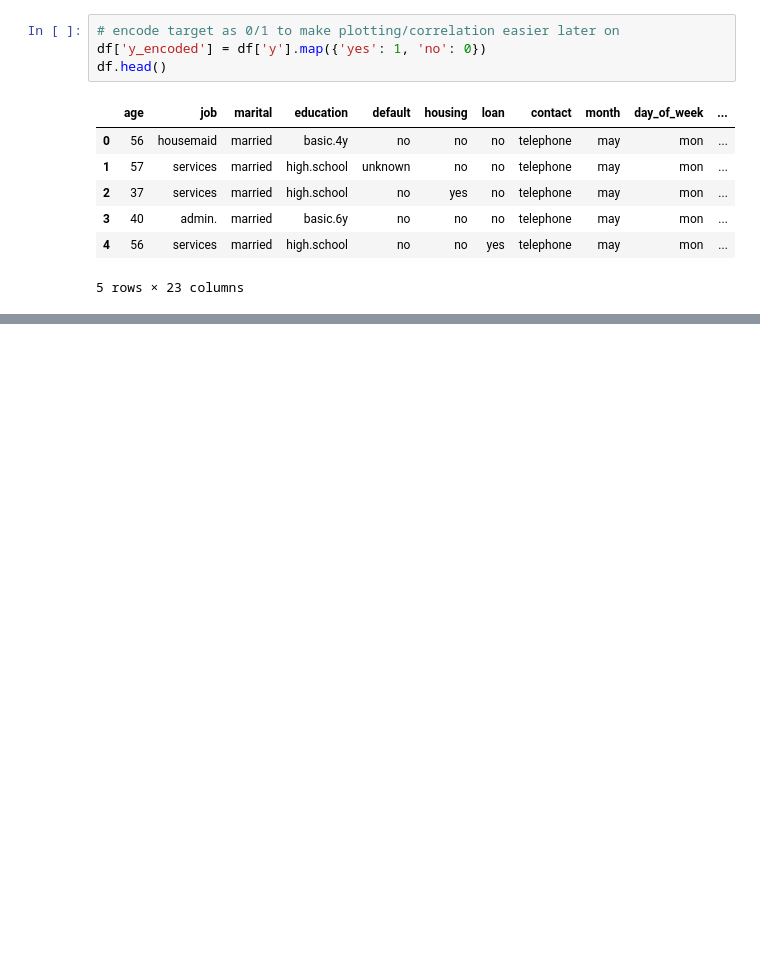
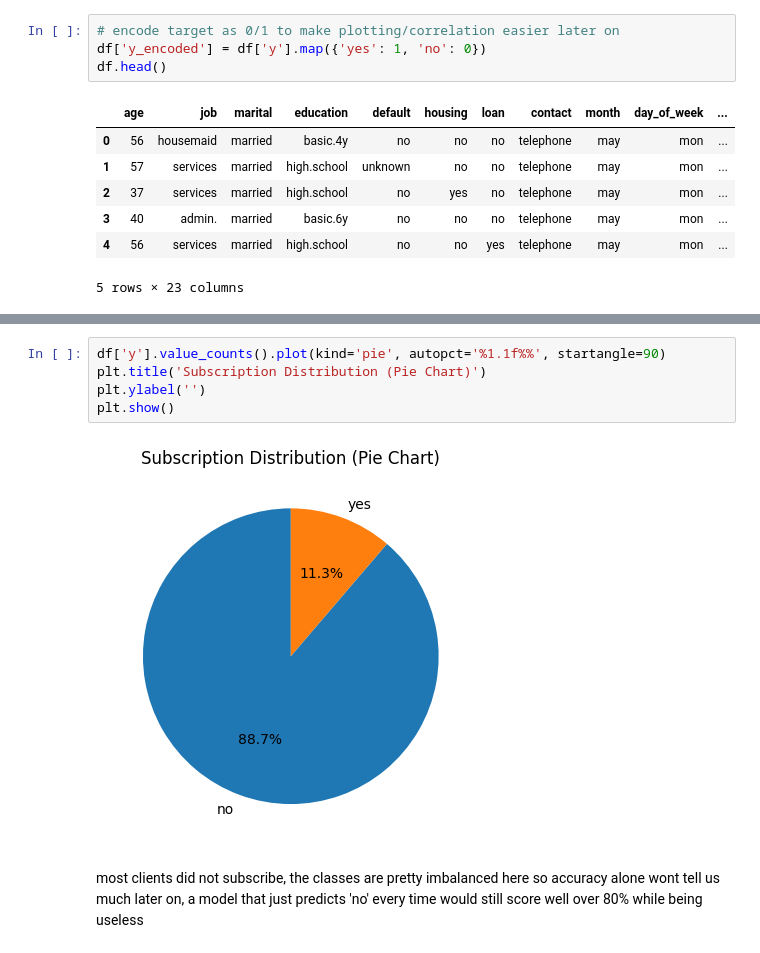
Before and after one commit to cuboidalstudios/ML_REF_DEF, a Jupyter notebook: Machine_Learning_REFDEF.ipynb, the cells around one changed output, grey strips where cells are left out. Drawn from its saved outputs; the diff is of its cells as text; blank space fills up the shorter version.

```diff
--- a/Machine_Learning_REFDEF.ipynb
+++ b/Machine_Learning_REFDEF.ipynb
@@ -142,0 +176,10 @@ df.head()
+# %%
+df['y'].value_counts().plot(kind='pie', autopct='%1.1f%%', startangle=90)
+plt.title('Subscription Distribution (Pie Chart)')
+plt.ylabel('')
+plt.show()
+# %% [output]
+[figure, added]
+# %% [markdown]
+most clients did not subscribe, the classes are pretty imbalanced here so accuracy alone wont tell us much
+later on, a model that just predicts 'no' every time would still score well over 80% while being useless
```
Also changed, not shown: parts of 6 cells of this notebook.
